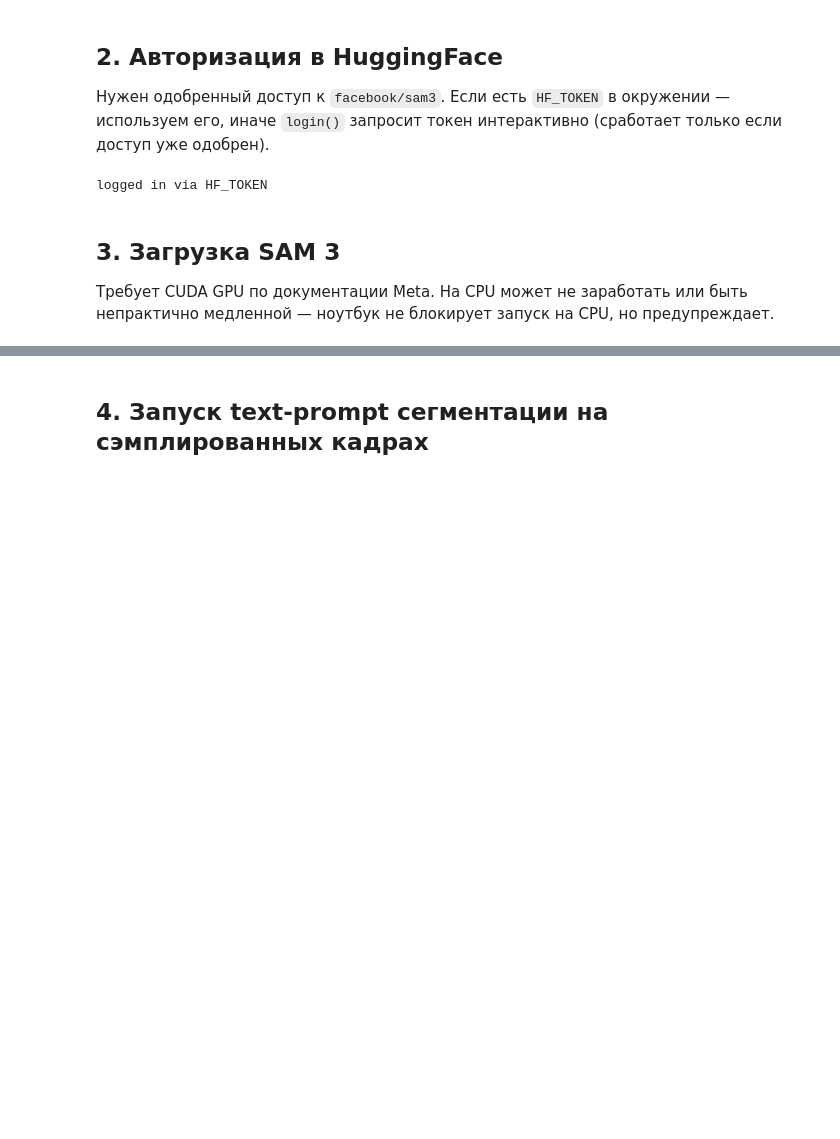
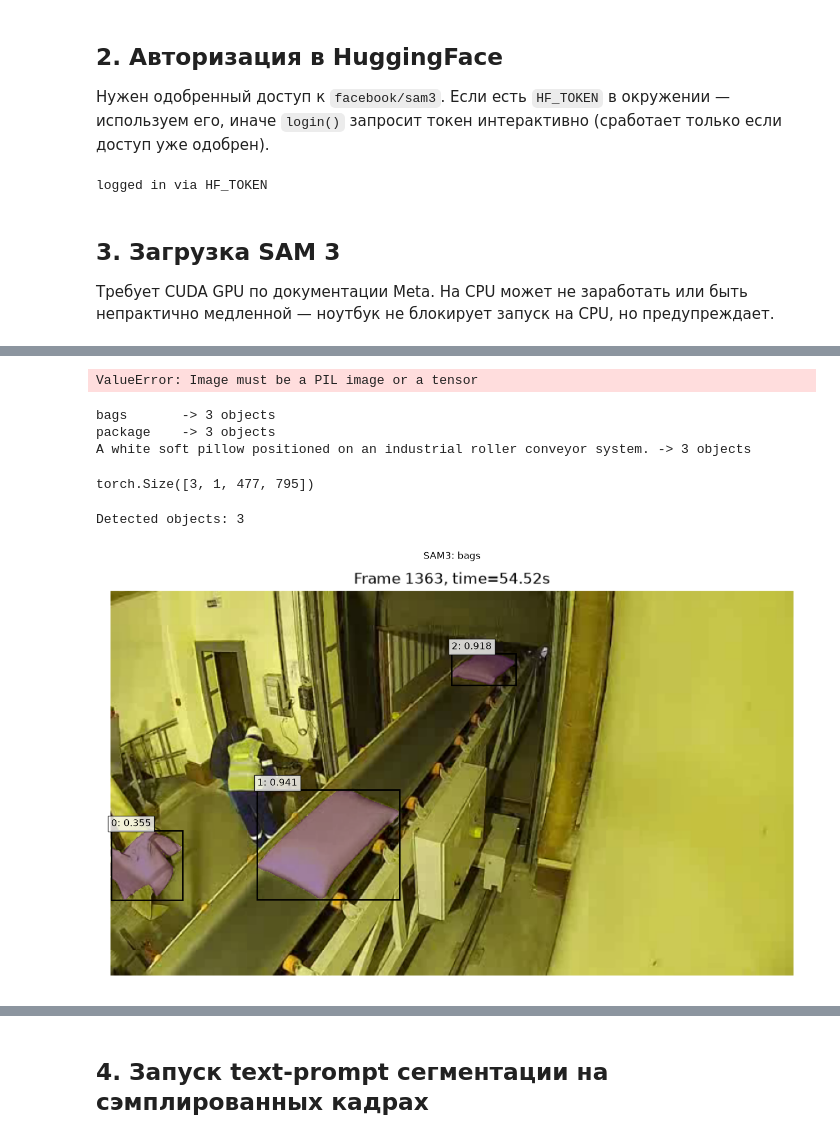
Before and after one commit to Aphelack/bag_counting, a Jupyter notebook: experiments/notebooks/01_sam3_segmentation_test.ipynb, the cells around one changed output, grey strips where cells are left out. Saved outputs shown, nothing was run; the diff lists cells and outputs as text; code cells hidden in the pictures; blank space fills up the shorter version.

```diff
--- a/experiments/notebooks/01_sam3_segmentation_test.ipynb
+++ b/experiments/notebooks/01_sam3_segmentation_test.ipynb
@@ -174,0 +151,12 @@ Audited 52 packages in 3ms
+# %%
+from sam3 import build_sam3_image_model
+from sam3.model.sam3_image_processor import Sam3Processor
+model = build_sam3_image_model(
+    bpe_path="bpe_simple_vocab_16e6.txt.gz",
+    device="cuda",
+    eval_mode=True,
+    checkpoint_path="sam3.pt",
+    load_from_HF=False,
+)
+# %% [output]
+ValueError: Image must be a PIL image or a tensor
@@ -174,0 +166,48 @@ Audited 52 packages in 3ms
+# %%
+from PIL import Image
+import torch
+import matplotlib.pyplot as plt
+
+image = Image.open("sample_bag.png").convert("RGB")
+
+prompts = [
+    "bags",
+    "package",
+    # "a bag lying on a conveyor belt",
+    # "a small soft package",
+    "A white soft pillow positioned on an industrial roller conveyor system.",
+]
+results = {}
+
+with torch.inference_mode(), torch.autocast(
+    device_type="cuda",
+    dtype=torch.bfloat16,
+):
+    state = processor.set_image(image)
+
+    for prompt in prompts:
+        output = processor.set_text_prompt(
+            state=state,
+            prompt=prompt,
+        )
+
+        # Make an independent copy of tensor outputs
+        results[prompt] = {
+            key: value.clone()
+            if isinstance(value, torch.Tensor)
+            else value
+            for key, value in output.items()
+        }
+
+        print(
+            f"{prompt:10s} -> "
+            f"{results[prompt]['masks'].shape[0]} objects"
+        )
+# %% [output]
+bags       -> 3 objects
+package    -> 3 objects
+A white soft pillow positioned on an industrial roller conveyor system. -> 3 objects
+# %%
+results['bags']['masks'].shape
+# %% [output]
+torch.Size([3, 1, 477, 795])
@@ -174,0 +268,15 @@ Audited 52 packages in 3ms
+# %%
+show_sam3_results(
+    image,
+    results[prompts[-1]],
+    title="SAM3: bags",
+)
+
+# show_sam3_results(
+#     image,
+#     results["package"],
+#     title="SAM3: package",
+# )
+# %% [output]
+Detected objects: 3
+[figure, added]
```
Also changed, not shown: parts of 14 cells of this notebook.
